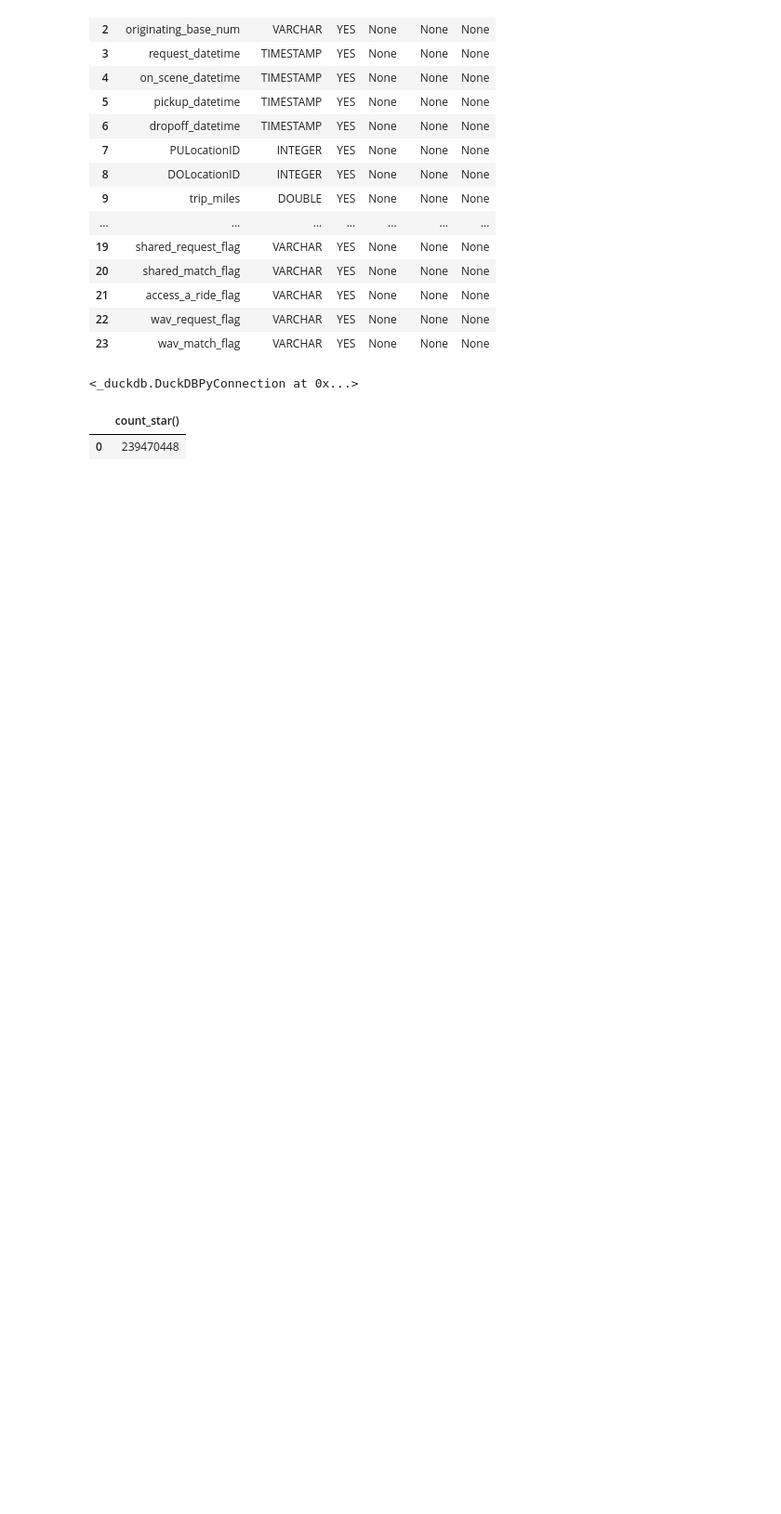
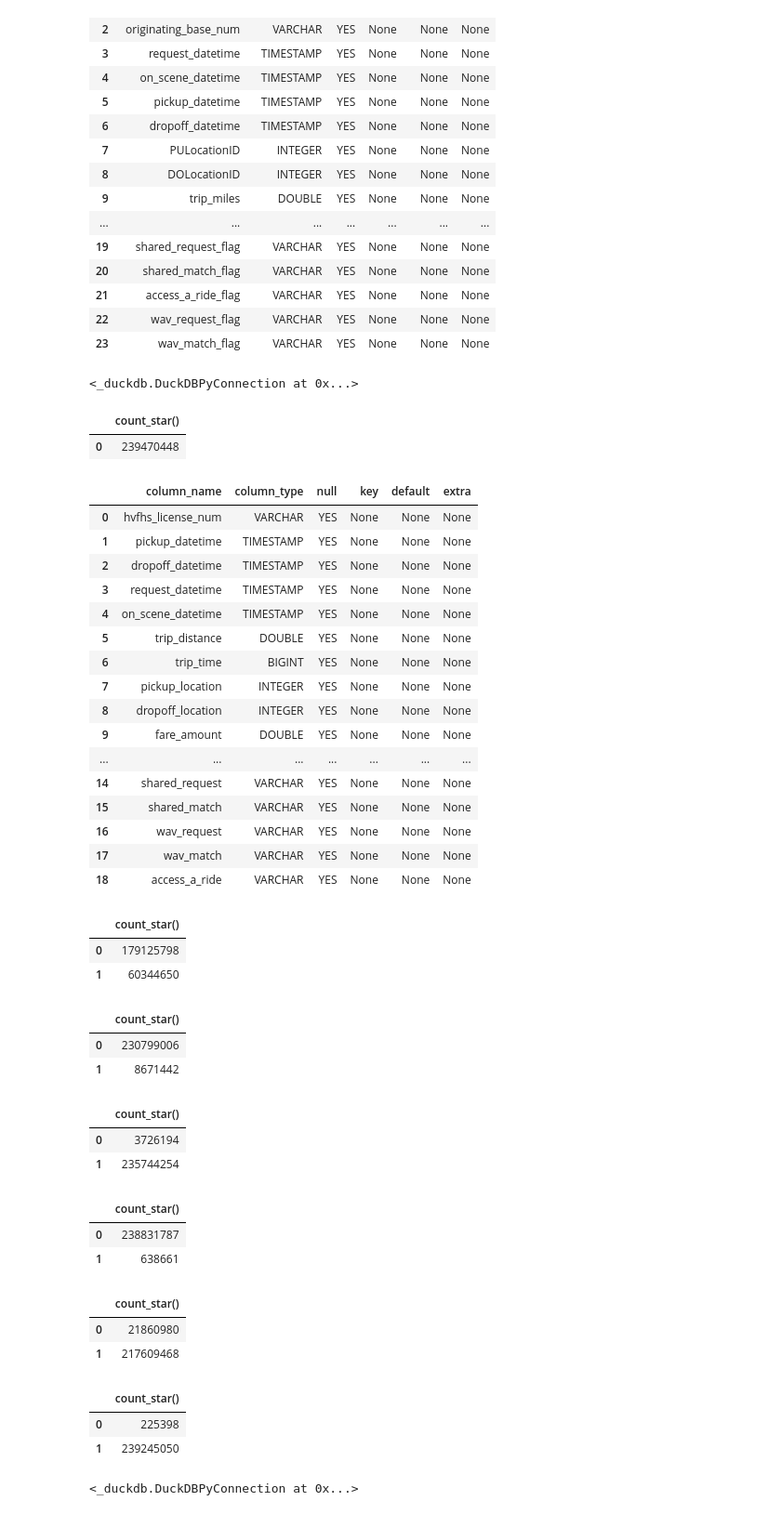
Before and after one commit to 4ct1o/nyc-tlc-interactive-heatmap, a Jupyter notebook: 02_notebooks/00_data_loading_cleaning.ipynb, the cells around one changed output. Shown at 93% size. Drawn from its saved outputs; the diff is of its cells as text; code cells hidden in the pictures; blank space fills up the shorter version.

```diff
--- a/02_notebooks/00_data_loading_cleaning.ipynb
+++ b/02_notebooks/00_data_loading_cleaning.ipynb
@@ -90,3 +98,25 @@ con.execute("SELECT COUNT(*) FROM fhvhv_selected").df()
 # %% [output]
 |  | count_star() |
 | 0 | 239470448 |
+# %%
+# Checking features of the created view
+
+con.execute("DESCRIBE fhvhv_selected").df()
+# %% [output]
+|  | column_name | column_type | null | key | default | extra |
+| 0 | hvfhs_license_num | VARCHAR | YES | None | None | None |
+| 1 | pickup_datetime | TIMESTAMP | YES | None | None | None |
+| 2 | dropoff_datetime | TIMESTAMP | YES | None | None | None |
+| 3 | request_datetime | TIMESTAMP | YES | None | None | None |
+| 4 | on_scene_datetime | TIMESTAMP | YES | None | None | None |
+| 5 | trip_distance | DOUBLE | YES | None | None | None |
+| 6 | trip_time | BIGINT | YES | None | None | None |
+| 7 | pickup_location | INTEGER | YES | None | None | None |
+| 8 | dropoff_location | INTEGER | YES | None | None | None |
+| 9 | fare_amount | DOUBLE | YES | None | None | None |
+| ... | ... | ... | ... | ... | ... | ... |
+| 14 | shared_request | VARCHAR | YES | None | None | None |
+| 15 | shared_match | VARCHAR | YES | None | None | None |
+| 16 | wav_request | VARCHAR | YES | None | None | None |
+| 17 | wav_match | VARCHAR | YES | None | None | None |
+| 18 | access_a_ride | VARCHAR | YES | None | None | None |
@@ -92,0 +125,47 @@ con.execute("SELECT COUNT(*) FROM fhvhv_selected").df()
+# %%
+con.execute("SELECT COUNT(*) FROM fhvhv_selected GROUP BY hvfhs_license_num").df()
+# %% [output]
+|  | count_star() |
+| 0 | 179125798 |
+| 1 | 60344650 |
+# %%
+con.execute("SELECT COUNT(*) FROM fhvhv_selected GROUP BY shared_request").df()
+# %% [output]
+|  | count_star() |
+| 0 | 230799006 |
+| 1 | 8671442 |
+# %%
+con.execute("SELECT COUNT(*) FROM fhvhv_selected GROUP BY shared_match").df()
+# %% [output]
+|  | count_star() |
+| 0 | 3726194 |
+| 1 | 235744254 |
+# %%
+con.execute("SELECT COUNT(*) FROM fhvhv_selected GROUP BY wav_request").df()
+# %% [output]
+|  | count_star() |
+| 0 | 238831787 |
+| 1 | 638661 |
+# %%
+con.execute("SELECT COUNT(*) FROM fhvhv_selected GROUP BY wav_match").df()
+# %% [output]
+|  | count_star() |
+| 0 | 21860980 |
+| 1 | 217609468 |
+# %%
+con.execute("SELECT COUNT(*) FROM fhvhv_selected GROUP BY access_a_ride").df()
+# %% [output]
+|  | count_star() |
+| 0 | 225398 |
+| 1 | 239245050 |
+# %%
+# Excluding acces a ride flags
+
+con.execute("""
+            CREATE OR REPLACE VIEW fhvhv_no_access_a_ride AS
+            SELECT *
+            FROM fhvhv_selected
+            WHERE access_a_ride = 'N'
+            """)
+# %% [output]
+<_duckdb.DuckDBPyConnection at 0x...>
```
Also changed, not shown: parts of 11 cells of this notebook.
